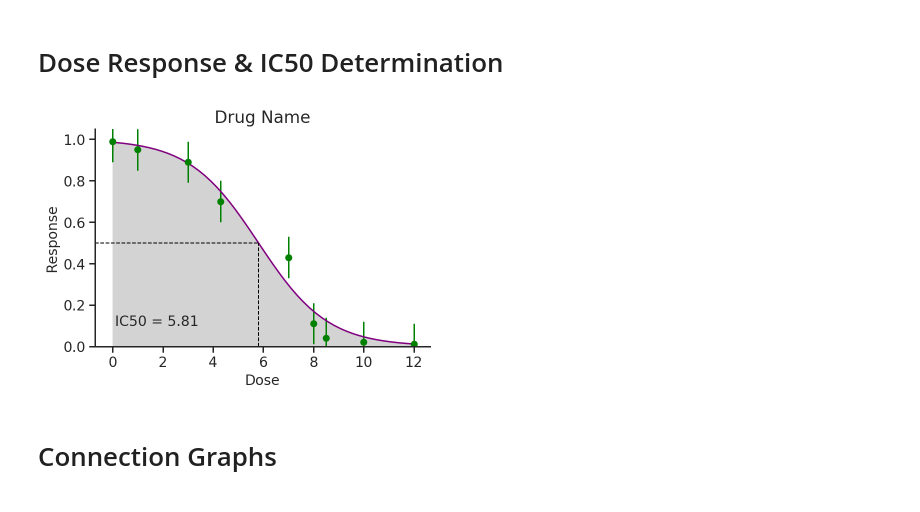
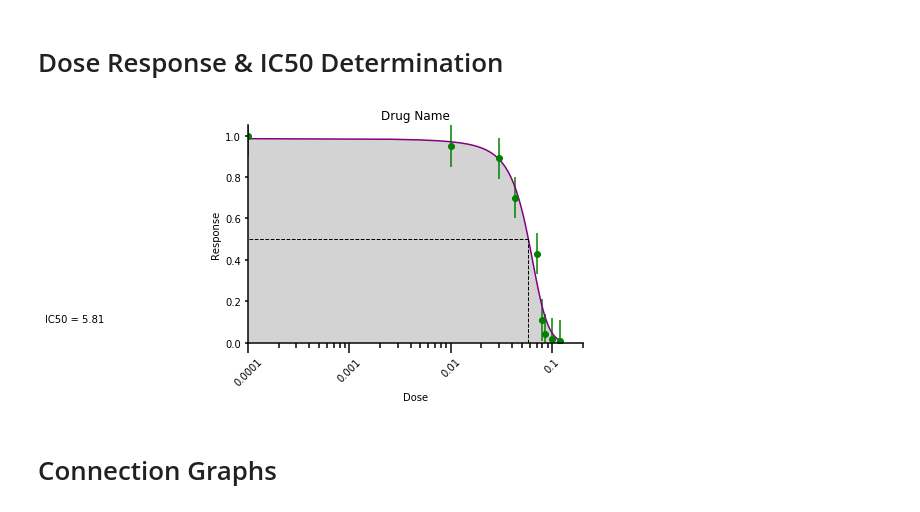
Before and after one commit to brentkuenzi/Systems-Pharmacology, a Jupyter notebook: Expression Functions.ipynb, the cells around one changed output. Cells and saved outputs as stored; diff of their text form; code cells hidden in the pictures.

```diff
--- a/Expression Functions.ipynb
+++ b/Expression Functions.ipynb
@@ -7,15 +7,14 @@ import matplotlib.pyplot as plt
 import numpy as np
 import statsmodels.api as sm # recommended import according to the docs
 from beeswarm import *
-import seaborn.apionly as sns
 from ggplot import *
 from scipy.stats import ttest_ind, ttest_ind_from_stats
 import scipy.optimize as so
 import statsmodels.api as sm
 from scipy.stats import gaussian_kde
 %matplotlib inline
-%config InlineBackend.figure_format = 'retina'
-sns.set_style("ticks")
+#%config InlineBackend.figure_format = 'retina'
+#sns.set_style("ticks")
 font = {'family' : 'helvetica',
         'size'   : 14}
 
@@ -340,7 +346,7 @@ def objective(x, b, c):
     return (0.5 - sigmoid(x, b, c)) ** 2
 def plotDRC(xdata,ydata,err = None,pointColor="green",fitColor="purple",IC50lines=True,
                xlabel="Dose",ylabel="Response",title="Drug Name",shade=False,
-           shadeColor = "lightgray"):
+           shadeColor = "lightgray",xlim = [0,np.max(xdata)*1.5],labelpos = [0.5,0.1],logscale=True):
     popt, pcov = curve_fit(sigmoid, xdata, ydata)
     res = minimize_scalar(objective, args=tuple(popt))
     x = np.linspace(np.min(xdata), np.max(xdata))
@@ -356,23 +362,32 @@ def plotDRC(xdata,ydata,err = None,pointColor="green",fitColor="purple",IC50line
     if IC50lines:
         ax.plot([0-np.median(xdata)/10,res.x],[0.5,0.5],linestyle="--",color="black",linewidth=1)
         ax.plot([res.x,res.x],[0,0.5],linestyle="--",color="black",linewidth=1)
-        ax.set_xlim(0-np.median(xdata)/10)
     ax.set_xlabel(xlabel)
     ax.set_ylabel(ylabel)
-    ax.text(0.1,0.1,"IC50 = "+str(round(res.x,2)))
+    ax.text(labelpos[0],labelpos[1],"IC50 = "+str(round(res.x,2)))
     if shade:
         ax.fill_between(x, y, np.zeros(len(y)), where = y >= np.zeros(len(y)), facecolor=shadeColor, interpolate=True)
     if err.any():
         plt.errorbar(xdata, ydata, yerr=err,color=pointColor,fmt='none')
-    ax.xaxis.set_tick_params(width=1.5)
+    ax.xaxis.set_tick_params(width=1.5,size=10)
     ax.yaxis.set_tick_params(width=1.5)
+    ax.set_xticks([0,0.0001,0.001,0.01,0.1, 1, 10,100,1000])
+    if logscale:
+        ax.set_xscale('log')
+        ax.get_xaxis().set_major_formatter(matplotlib.ticker.ScalarFormatter())
+        ax.xaxis.set_tick_params(which='minor', width=1.5,size=5)
+    ax.set_xlim(xlim[0],xlim[1])
+    for tick in ax.get_xticklabels():
+        tick.set_rotation(45)
+    ax.set_xticklabels(["0","0.0001","0.001","0.01","0.1", "1", "10","100","1000"])
 # %%
-xdata = np.array([0.0,   1.0,  3.0, 4.3, 7.0,   8.0,   8.5, 10.0, 12.0])
-ydata = np.array([0.01, 0.02, 0.04, 0.11, 0.43,  0.7, 0.89, 0.95, 0.99])[::-1]
+xdata = np.array([0.01,   1.0,  3.0, 4.3, 7.0,   8.0,   8.5, 10.0, 12.0])
+xdata2 = np.array([0.00001,   0.005,  0.0163, 0.049, 0.147,   0.443,   1.33, 4, 12.0])
+ydata = np.array([0.01, 0.02, 0.04, 0.11, 0.43,  0.7, 0.89, 0.95, 1.0])[::-1]
 err = np.array([0.1,0.1,0.1,0.1,0.1,0.1,0.1,0.1,0.1])
-plotDRC(xdata,ydata,err=err,shade=True)
+plotDRC(xdata,ydata,err=err,shade=True,xlim=[0,20],labelpos=[0.0001,0.1])
 # %% [output]
-[figure, old version]
+[figure, new version]
 # %% [markdown]
 # Connection Graphs
 # %%
```
Also changed, not shown: parts of 17 cells of this notebook, 1 other file.
